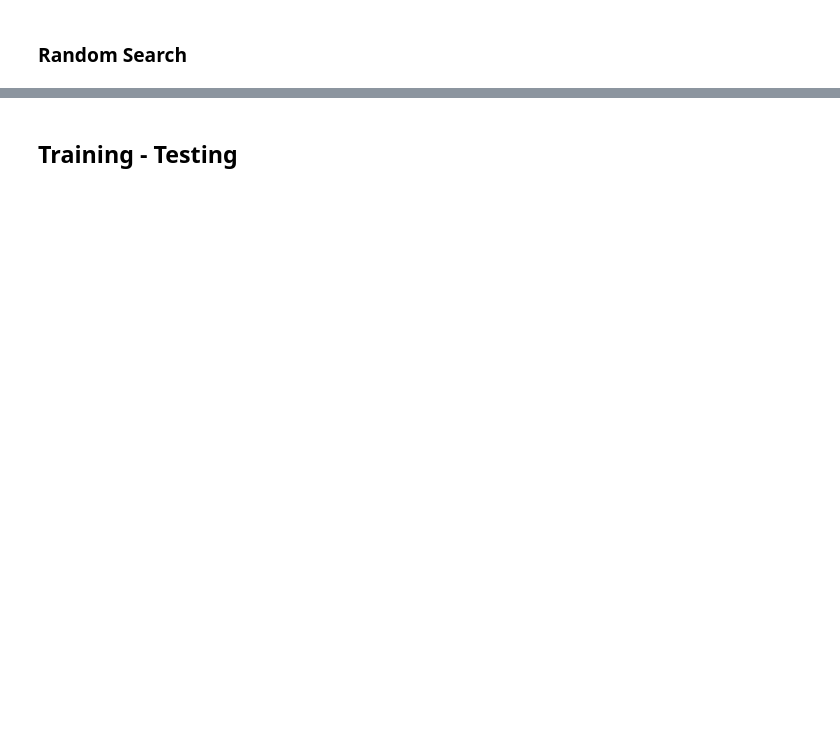
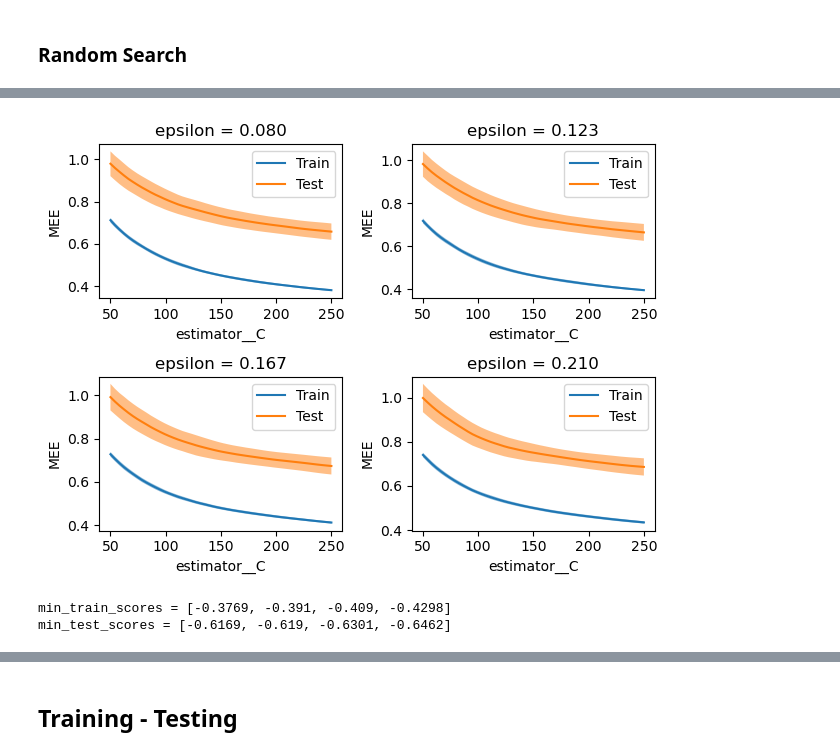
Before and after one commit to NennoMP/ML-B, a Jupyter notebook: notebooks/models/SVM.ipynb, the cells around one changed output, grey strips where cells are left out. Drawn from its saved outputs; the diff is of its cells as text; code cells hidden in the pictures; blank space fills up the shorter version.

```diff
--- a/notebooks/models/SVM.ipynb
+++ b/notebooks/models/SVM.ipynb
@@ -259,0 +418,37 @@ random_search_spaces_cup = {
+# %%
+# Validation curves using random search intervals
+param_name = "estimator__C"
+param_range = np.linspace(max(0.1, best_params['estimator__C'] * 0.5), best_params['estimator__C'] * 2 + max(0.1, best_params['estimator__C'] * 0.5))
+epsilon_range = np.linspace(max(0.01, best_params['estimator__epsilon'] * 0.8), best_params['estimator__epsilon'] * 1.3 + max(0.01, best_params['estimator__epsilon'] * 0.8) , 4)
+figure, axis = plt.subplots(2, 2)
+min_train_scores=[]
+min_test_scores=[]
+
+for (epsilon, i, j) in zip(epsilon_range, [0,0,1,1], [0,1,0,1]):
+    train_scores, test_scores = validation_curve(MultiOutputRegressor(SVR(kernel= best_params['estimator__kernel'],
+                                                     gamma = best_params['estimator__gamma'],
+                                                     epsilon=epsilon)),
+                                                 x_train_cup,
+                                                 y_train_cup,
+                                                 param_name=param_name,
+                                                 param_range=param_range,
+                                                 cv=KFold(n_splits=5, shuffle=True, random_state=128),
+                                                 scoring= make_scorer(mean_euclidean_error, greater_is_better = False),
+                                                 verbose=1)
+
+    min_train_scores.append(round(np.max(train_scores),4)) #score is negative
+    min_test_scores.append(round(np.max(test_scores),4))
+
+    display = ValidationCurveDisplay(param_name=param_name,
+                                     param_range=param_range,
+                                     train_scores=train_scores,
+                                     test_scores=test_scores,
+                                     score_name="MEE")
+    display.plot(ax=axis[i,j], negate_score = True)
+    axis[i,j].set_title('epsilon = %1.3f' %epsilon)
+
+figure.tight_layout()
+plt.show()
+print(f"min_train_scores = {min_train_scores}")
+print(f"min_test_scores = {min_test_scores}")
+# %% [output]
@@ -260,3 +463,6 @@ random_search_spaces_cup = {
+[figure, added]
+min_train_scores = [-0.3769, -0.391, -0.409, -0.4298]
+min_test_scores = [-0.6169, -0.619, -0.6301, -0.6462]
 # %%
 random_search_cup = RandomizedSearchCV(
     MultiOutputRegressor(SVR()),
```
Also changed, not shown: parts of 30 cells of this notebook, 1 other file.
